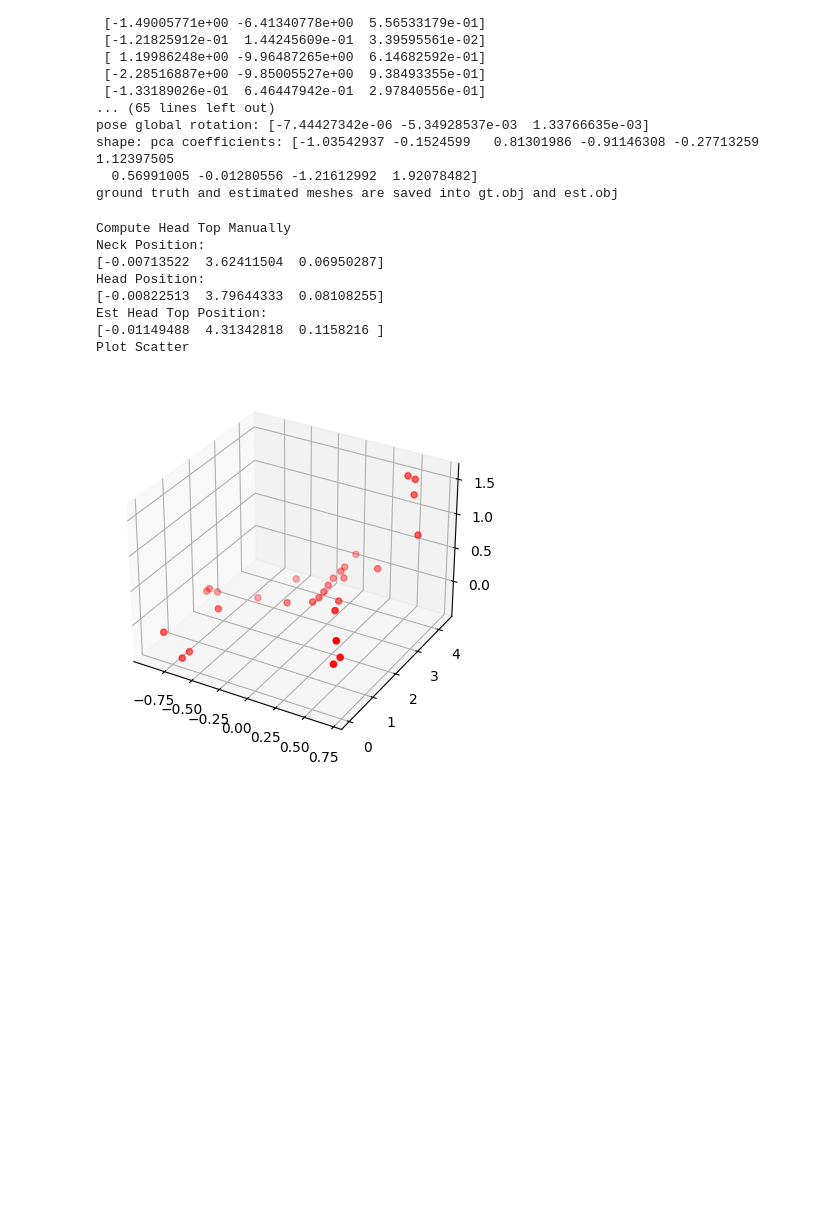
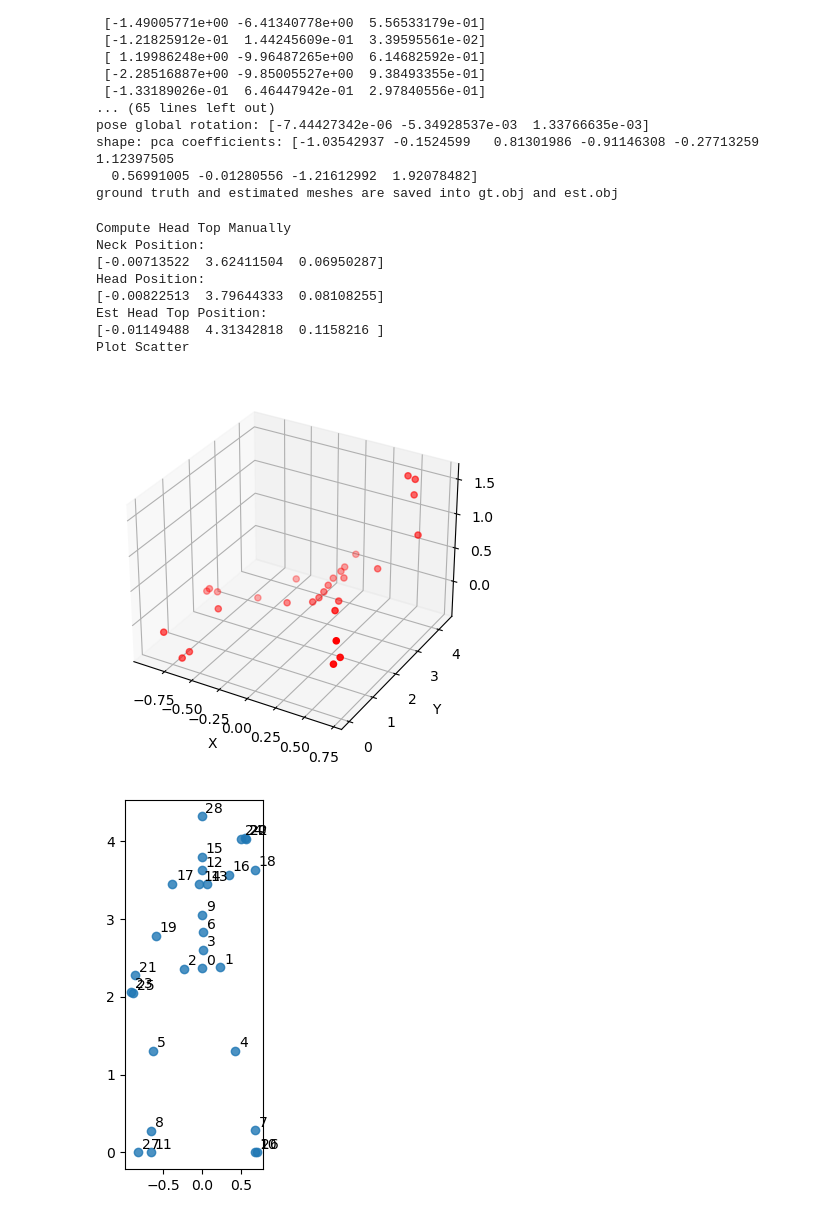
Before and after one commit to syan2018/Fbx2SMPL, a Jupyter notebook: json2smpl.ipynb, the cells around one changed output. Drawn from its saved outputs; the diff is of its cells as text; code cells hidden in the pictures; blank space fills up the shorter version.

```diff
--- a/json2smpl.ipynb
+++ b/json2smpl.ipynb
@@ -5,7 +5,25 @@ def Polt3D(data):
     ax = plt.subplot(projection = '3d')
     ax.scatter(data[:,0],data[:,1],data[:,2], c = 'r')
 
+    ax.set_xlabel('X')
+    ax.set_ylabel('Y')
+    ax.set_zlabel('Z')
+
     plt.show()
+
+def Polt2D(data, index1=0, index2=1):
+
+    #绘制前两个特征的二维散点图
+    plt.scatter(data[:,index1], data[:,index2], alpha=0.8)
+    plt.gca().set_aspect(1)
+
+    for i in range(len(data[:,index1])):
+        plt.annotate(
+            i,
+            xy = (data[:,index1][i], data[:,index2][i]),
+            xytext = (data[:,index1][i]+0.05, data[:,index2][i]+0.05))
+
+    plt.show()
 # %%
 from solver import *
 from armatures import *
@@ -225,35 +243,39 @@ with open(data_path + file_name,'r',encoding = 'utf-8') as fp:
     joints_data = GetJointsDataFromFrameData(frame_data, key_joint_names)
     # print(joints_data)
 
 
     # 关键词排序
     joints_data_inorder = []
 
     for key_joint in key_joint_names:
         joint = GetValueInListByIndex("joint_name",key_joint,joints_data)
         if joint == None:
             continue
         joints_data_inorder.append(joint)
 
 
     # 获取匹配np格式keypoints列表
     keypoints = GetKeyPointsByJointsDataInorder(joints_data_inorder)
 
 
     print("Plot Scatter")
     Polt3D(keypoints)
-    print("Print KeyPoints")
-    print(keypoints)
+    Polt2D(keypoints)
+    Polt2D(keypoints,2,1)
 
-    print("Begin Estimate")
-    EstSMPLByKeypointAndScale(keypoints,2)
+    # print("Print KeyPoints")
+    # print(keypoints)
+
+    # print("Begin Estimate")
+    EstSMPLByKeypointAndScale(keypoints,10)
 # %% [output]
 Compute Head Top Manually
 Neck Position:
 [-0.00713522  3.62411504  0.06950287]
 Head Position:
 [-0.00822513  3.79644333  0.08108255]
 Est Head Top Position:
 [-0.01149488  4.31342818  0.1158216 ]
 Plot Scatter
-[figure, old version]
+[figure, new version]
+[figure, added]
```
Also changed, not shown: parts of 3 cells of this notebook, 1 other file.
